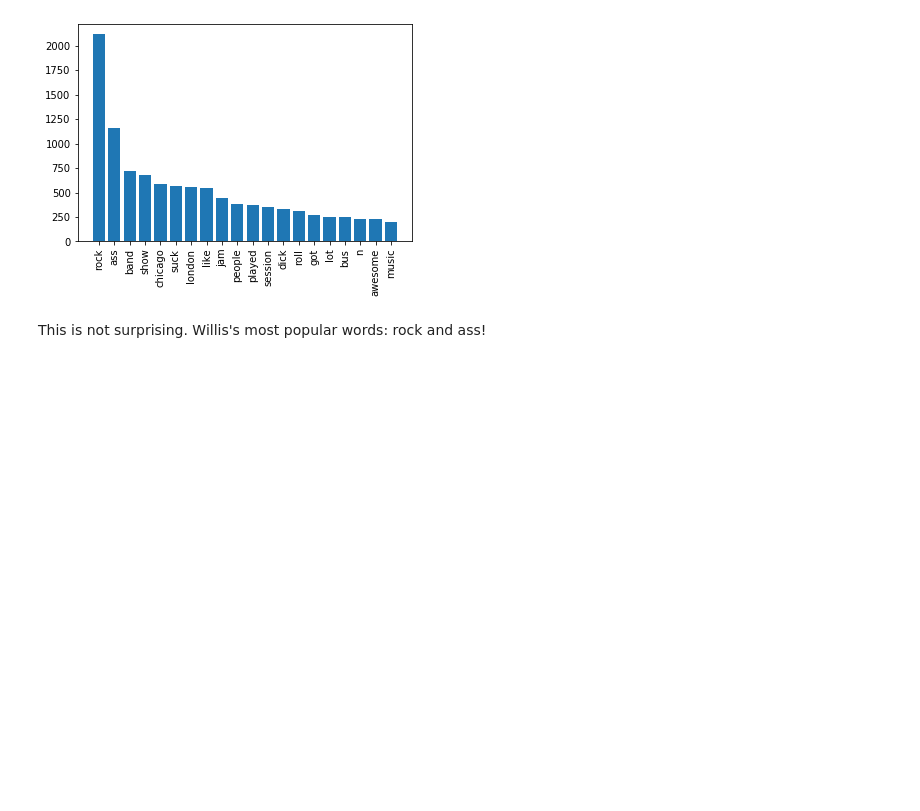
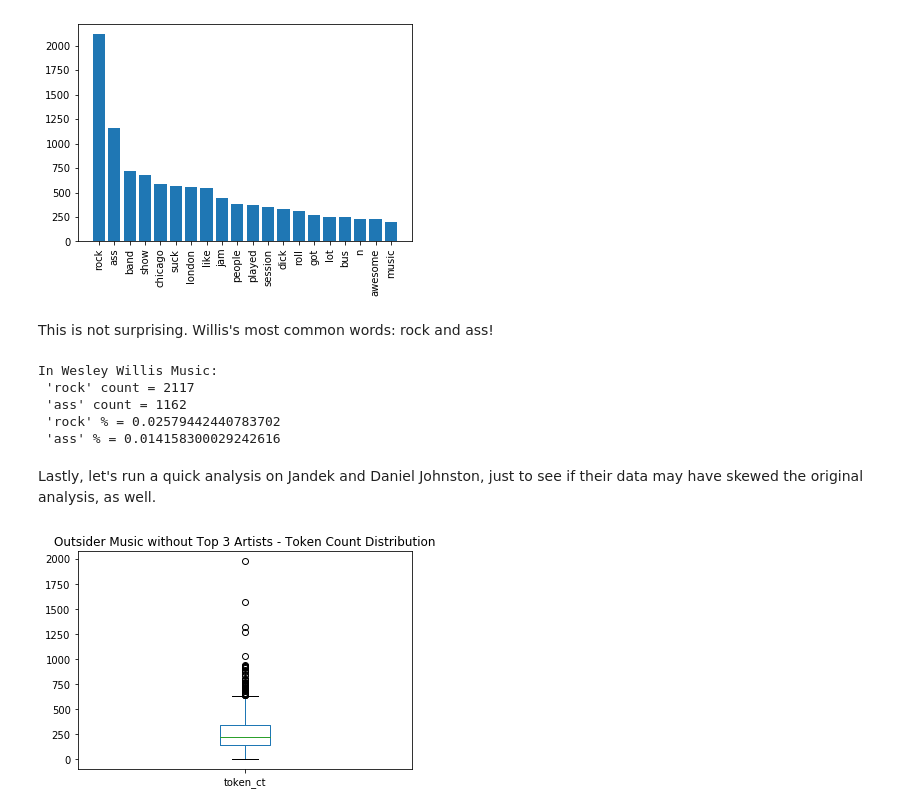
Before and after one commit to Data-Science-for-Linguists-2022/Outsider-Music-Linguistic-Analysis, a Jupyter notebook: scripts_&_analysis/3_data_cleaning_and_exploration.ipynb, the cells around one changed output. Saved outputs shown, nothing was run; the diff lists cells and outputs as text; code cells hidden in the pictures; blank space fills up the shorter version.

Commit message:
individual artist analysis complete

```diff
--- a/scripts_&_analysis/3_data_cleaning_and_exploration.ipynb
+++ b/scripts_&_analysis/3_data_cleaning_and_exploration.ipynb
@@ -1515,4 +1554,30 @@ plt.show()
 # %% [output]
 [figure]
 # %% [markdown]
-This is not surprising.  Willis's most popular words: rock and ass!
+This is not surprising.  Willis's most common words: rock and ass!
+# %%
+rock = willis_fd["rock"]
+ass = willis_fd["ass"]
+rockpct = willis_fd["rock"] / willis.token_ct.sum()
+asspct = willis_fd["ass"] / willis.token_ct.sum()
+print("In Wesley Willis Music:\n",
+    "'rock' count =", rock, "\n",
+     "'ass' count =", ass, "\n",
+     "'rock' % =", rockpct, "\n",
+     "'ass' % =", asspct, "\n")
+# %% [output]
+In Wesley Willis Music:
+ 'rock' count = 2117
+ 'ass' count = 1162
+ 'rock' % = 0.02579442440783702
+ 'ass' % = 0.014158300029242616
+# %% [markdown]
+Lastly, let's run a quick analysis on Jandek and Daniel Johnston, just to see if their data may have skewed the original analysis, as well.
+# %%
+# a dataset without the top 3 artists:
+notop3 = lyricsdf[~lyricsdf.artist.isin(["Wesley Willis", "Daniel Johnston", "Jandek"])]
+# %%
+notop3.token_ct.plot(kind = "box", rot=0, title = "Outsider Music without Top 3 Artists - Token Count Distribution")
+plt.savefig('../images/no_top3_token_count_dist.png')
+# %% [output]
+[figure, added]
```
Also changed, not shown: parts of 26 cells of this notebook.
